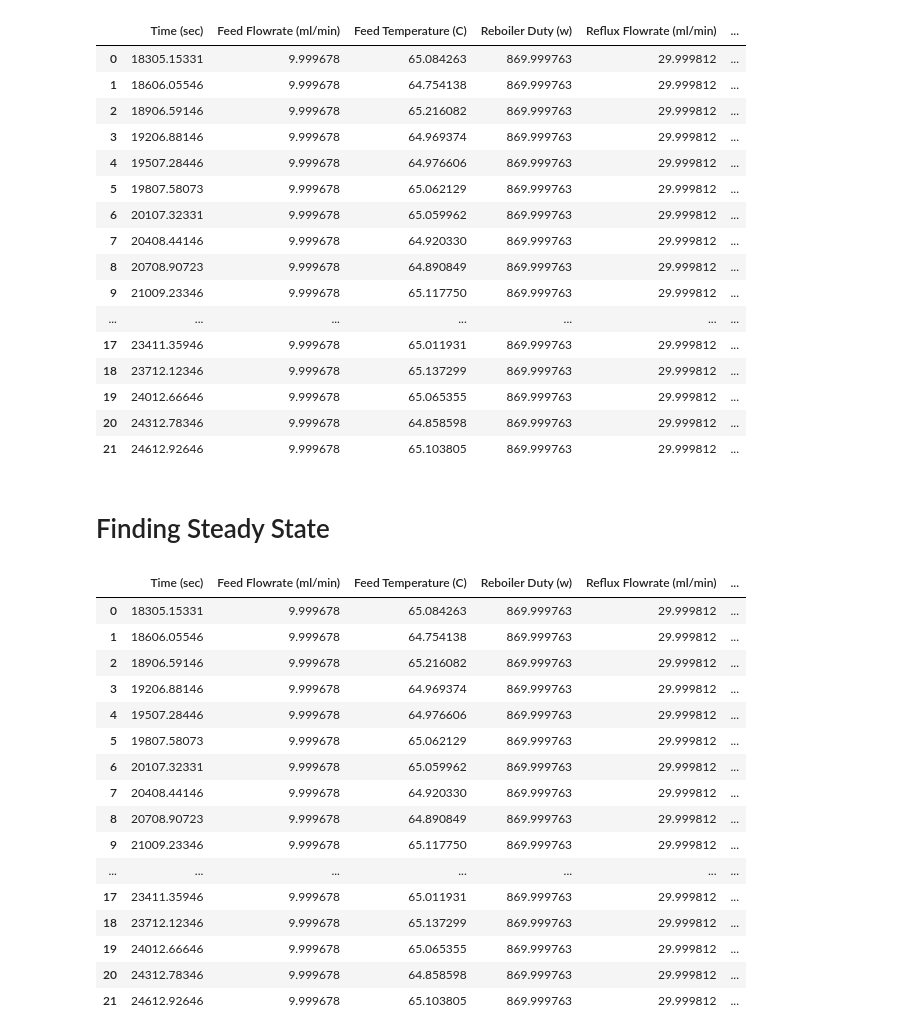
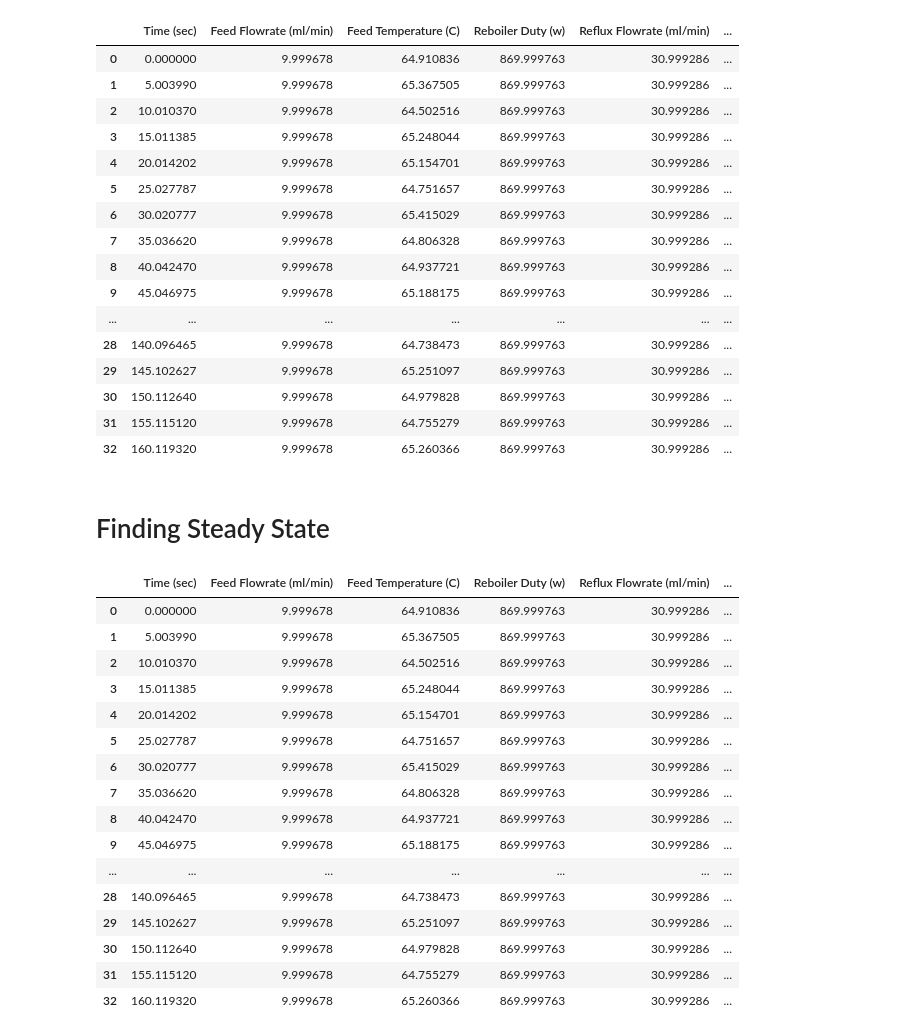
Before and after one commit to Nachreld/UO-Lab-Continuous-Distillation, a Jupyter notebook: Continuous Distillation.ipynb, the cells around one changed output. Drawn from its saved outputs; the diff is of its cells as text; code cells hidden in the pictures.

```diff
--- a/Continuous Distillation.ipynb
+++ b/Continuous Distillation.ipynb
@@ -1,29 +1,30 @@
 # %%
 import pandas as pd
 
-Data = pd.read_csv('Data Sets/1-16_12-2.csv',delimiter = ',')
+Data = pd.read_csv('Data Sets/1-30_12-240.csv',delimiter = ',')
+Data["Time (sec)"] = (Data["Time (sec)"] - Data["Time (sec)"][0])/60
 
 # DataExample = DataExample.iloc[:, [2,4,5,6,9,16]]
 
 Data
 # %% [output]
 |  | Time (sec) | Feed Flowrate (ml/min) | Feed Temperature (C) | Reboiler Duty (w) | Reflux Flowrate (ml/min) | ... |
-| 0 | 18305.15331 | 9.999678 | 65.084263 | 869.999763 | 29.999812 | ... |
-| 1 | 18606.05546 | 9.999678 | 64.754138 | 869.999763 | 29.999812 | ... |
-| 2 | 18906.59146 | 9.999678 | 65.216082 | 869.999763 | 29.999812 | ... |
-| 3 | 19206.88146 | 9.999678 | 64.969374 | 869.999763 | 29.999812 | ... |
-| 4 | 19507.28446 | 9.999678 | 64.976606 | 869.999763 | 29.999812 | ... |
-| 5 | 19807.58073 | 9.999678 | 65.062129 | 869.999763 | 29.999812 | ... |
-| 6 | 20107.32331 | 9.999678 | 65.059962 | 869.999763 | 29.999812 | ... |
-| 7 | 20408.44146 | 9.999678 | 64.920330 | 869.999763 | 29.999812 | ... |
-| 8 | 20708.90723 | 9.999678 | 64.890849 | 869.999763 | 29.999812 | ... |
-| 9 | 21009.23346 | 9.999678 | 65.117750 | 869.999763 | 29.999812 | ... |
+| 0 | 0.000000 | 9.999678 | 64.910836 | 869.999763 | 30.999286 | ... |
+| 1 | 5.003990 | 9.999678 | 65.367505 | 869.999763 | 30.999286 | ... |
+| 2 | 10.010370 | 9.999678 | 64.502516 | 869.999763 | 30.999286 | ... |
+| 3 | 15.011385 | 9.999678 | 65.248044 | 869.999763 | 30.999286 | ... |
+| 4 | 20.014202 | 9.999678 | 65.154701 | 869.999763 | 30.999286 | ... |
+| 5 | 25.027787 | 9.999678 | 64.751657 | 869.999763 | 30.999286 | ... |
+| 6 | 30.020777 | 9.999678 | 65.415029 | 869.999763 | 30.999286 | ... |
+| 7 | 35.036620 | 9.999678 | 64.806328 | 869.999763 | 30.999286 | ... |
+| 8 | 40.042470 | 9.999678 | 64.937721 | 869.999763 | 30.999286 | ... |
+| 9 | 45.046975 | 9.999678 | 65.188175 | 869.999763 | 30.999286 | ... |
 | ... | ... | ... | ... | ... | ... | ... |
-| 17 | 23411.35946 | 9.999678 | 65.011931 | 869.999763 | 29.999812 | ... |
-| 18 | 23712.12346 | 9.999678 | 65.137299 | 869.999763 | 29.999812 | ... |
-| 19 | 24012.66646 | 9.999678 | 65.065355 | 869.999763 | 29.999812 | ... |
-| 20 | 24312.78346 | 9.999678 | 64.858598 | 869.999763 | 29.999812 | ... |
-| 21 | 24612.92646 | 9.999678 | 65.103805 | 869.999763 | 29.999812 | ... |
+| 28 | 140.096465 | 9.999678 | 64.738473 | 869.999763 | 30.999286 | ... |
+| 29 | 145.102627 | 9.999678 | 65.251097 | 869.999763 | 30.999286 | ... |
+| 30 | 150.112640 | 9.999678 | 64.979828 | 869.999763 | 30.999286 | ... |
+| 31 | 155.115120 | 9.999678 | 64.755279 | 869.999763 | 30.999286 | ... |
+| 32 | 160.119320 | 9.999678 | 65.260366 | 869.999763 | 30.999286 | ... |
 # %% [markdown]
 # Finding Steady State
 # %%
@@ -75,22 +76,22 @@ Data['R Bottoms'] = Rbot
 Data
 # %% [output]
 |  | Time (sec) | Feed Flowrate (ml/min) | Feed Temperature (C) | Reboiler Duty (w) | Reflux Flowrate (ml/min) | ... |
-| 0 | 18305.15331 | 9.999678 | 65.084263 | 869.999763 | 29.999812 | ... |
-| 1 | 18606.05546 | 9.999678 | 64.754138 | 869.999763 | 29.999812 | ... |
-| 2 | 18906.59146 | 9.999678 | 65.216082 | 869.999763 | 29.999812 | ... |
-| 3 | 19206.88146 | 9.999678 | 64.969374 | 869.999763 | 29.999812 | ... |
-| 4 | 19507.28446 | 9.999678 | 64.976606 | 869.999763 | 29.999812 | ... |
-| 5 | 19807.58073 | 9.999678 | 65.062129 | 869.999763 | 29.999812 | ... |
-| 6 | 20107.32331 | 9.999678 | 65.059962 | 869.999763 | 29.999812 | ... |
-| 7 | 20408.44146 | 9.999678 | 64.920330 | 869.999763 | 29.999812 | ... |
-| 8 | 20708.90723 | 9.999678 | 64.890849 | 869.999763 | 29.999812 | ... |
-| 9 | 21009.23346 | 9.999678 | 65.117750 | 869.999763 | 29.999812 | ... |
+| 0 | 0.000000 | 9.999678 | 64.910836 | 869.999763 | 30.999286 | ... |
+| 1 | 5.003990 | 9.999678 | 65.367505 | 869.999763 | 30.999286 | ... |
+| 2 | 10.010370 | 9.999678 | 64.502516 | 869.999763 | 30.999286 | ... |
+| 3 | 15.011385 | 9.999678 | 65.248044 | 869.999763 | 30.999286 | ... |
+| 4 | 20.014202 | 9.999678 | 65.154701 | 869.999763 | 30.999286 | ... |
+| 5 | 25.027787 | 9.999678 | 64.751657 | 869.999763 | 30.999286 | ... |
+| 6 | 30.020777 | 9.999678 | 65.415029 | 869.999763 | 30.999286 | ... |
+| 7 | 35.036620 | 9.999678 | 64.806328 | 869.999763 | 30.999286 | ... |
+| 8 | 40.042470 | 9.999678 | 64.937721 | 869.999763 | 30.999286 | ... |
+| 9 | 45.046975 | 9.999678 | 65.188175 | 869.999763 | 30.999286 | ... |
 | ... | ... | ... | ... | ... | ... | ... |
-| 17 | 23411.35946 | 9.999678 | 65.011931 | 869.999763 | 29.999812 | ... |
-| 18 | 23712.12346 | 9.999678 | 65.137299 | 869.999763 | 29.999812 | ... |
-| 19 | 24012.66646 | 9.999678 | 65.065355 | 869.999763 | 29.999812 | ... |
-| 20 | 24312.78346 | 9.999678 | 64.858598 | 869.999763 | 29.999812 | ... |
-| 21 | 24612.92646 | 9.999678 | 65.103805 | 869.999763 | 29.999812 | ... |
+| 28 | 140.096465 | 9.999678 | 64.738473 | 869.999763 | 30.999286 | ... |
+| 29 | 145.102627 | 9.999678 | 65.251097 | 869.999763 | 30.999286 | ... |
+| 30 | 150.112640 | 9.999678 | 64.979828 | 869.999763 | 30.999286 | ... |
+| 31 | 155.115120 | 9.999678 | 64.755279 | 869.999763 | 30.999286 | ... |
+| 32 | 160.119320 | 9.999678 | 65.260366 | 869.999763 | 30.999286 | ... |
 # %%
 import matplotlib.pyplot as plt
 %matplotlib inline
```
Also changed, not shown: parts of 1 cell of this notebook, 3 other files.
